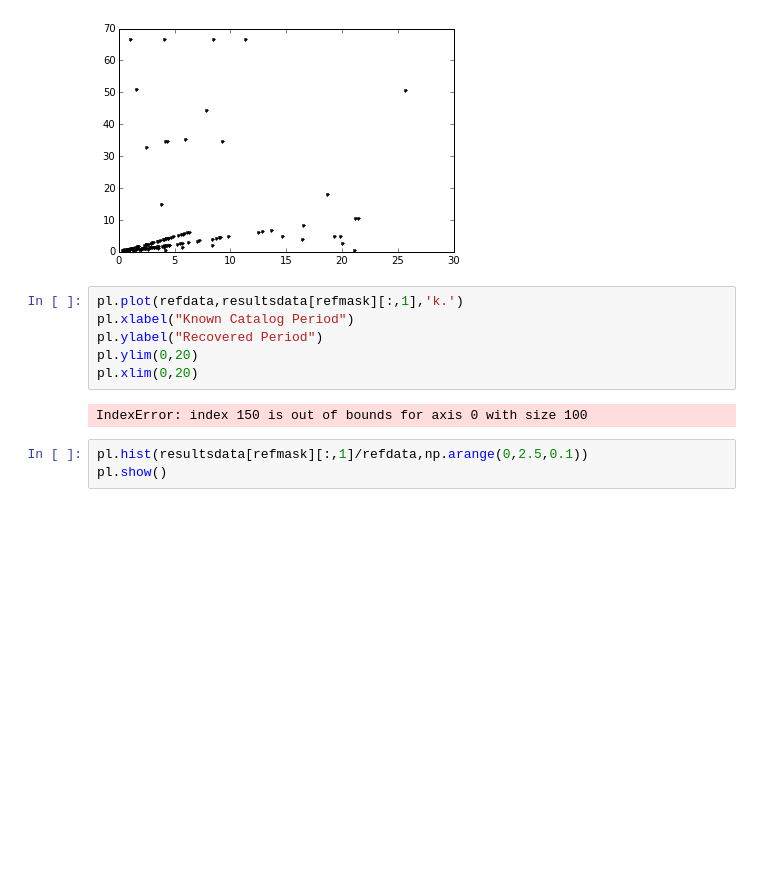
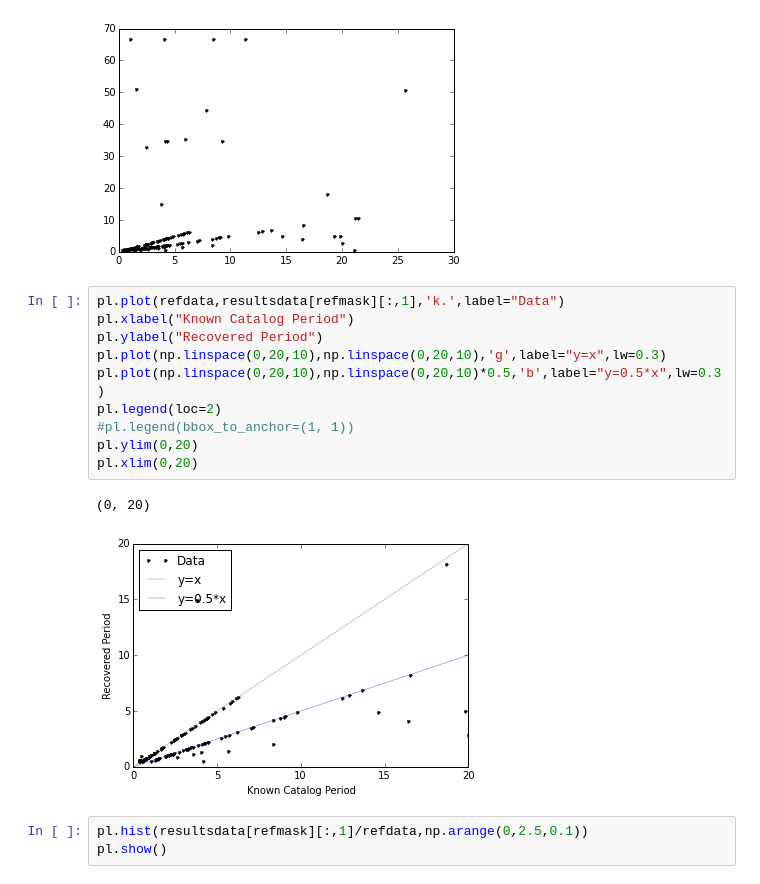
Before and after one commit to jmbhughes/swarced, a Jupyter notebook: find_eb.ipynb, the cells around one changed output. Cells and saved outputs as stored; diff of their text form; blank space fills up the shorter version.

```diff
--- a/find_eb.ipynb
+++ b/find_eb.ipynb
@@ -57,13 +57,18 @@ pl.plot(refdata,resultsdata[refmask][:,1],'k.')
 [<matplotlib.lines.Line2D at 0x...>]
 [figure]
 # %%
-pl.plot(refdata,resultsdata[refmask][:,1],'k.')
+pl.plot(refdata,resultsdata[refmask][:,1],'k.',label="Data")
 pl.xlabel("Known Catalog Period")
 pl.ylabel("Recovered Period")
+pl.plot(np.linspace(0,20,10),np.linspace(0,20,10),'g',label="y=x",lw=0.3)
+pl.plot(np.linspace(0,20,10),np.linspace(0,20,10)*0.5,'b',label="y=0.5*x",lw=0.3)
+pl.legend(loc=2)
+#pl.legend(bbox_to_anchor=(1, 1))
 pl.ylim(0,20)
 pl.xlim(0,20)
 # %% [output]
-IndexError: index 150 is out of bounds for axis 0 with size 100
+(0, 20)
+[figure, added]
 # %%
 pl.hist(resultsdata[refmask][:,1]/refdata,np.arange(0,2.5,0.1))
 pl.show()
```
